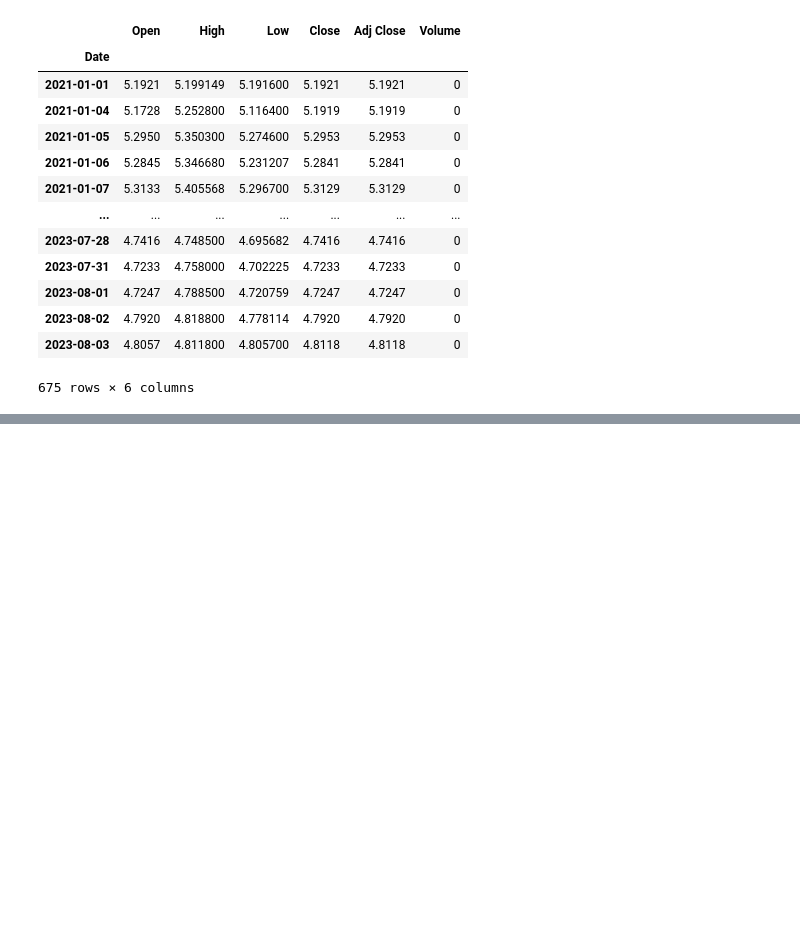
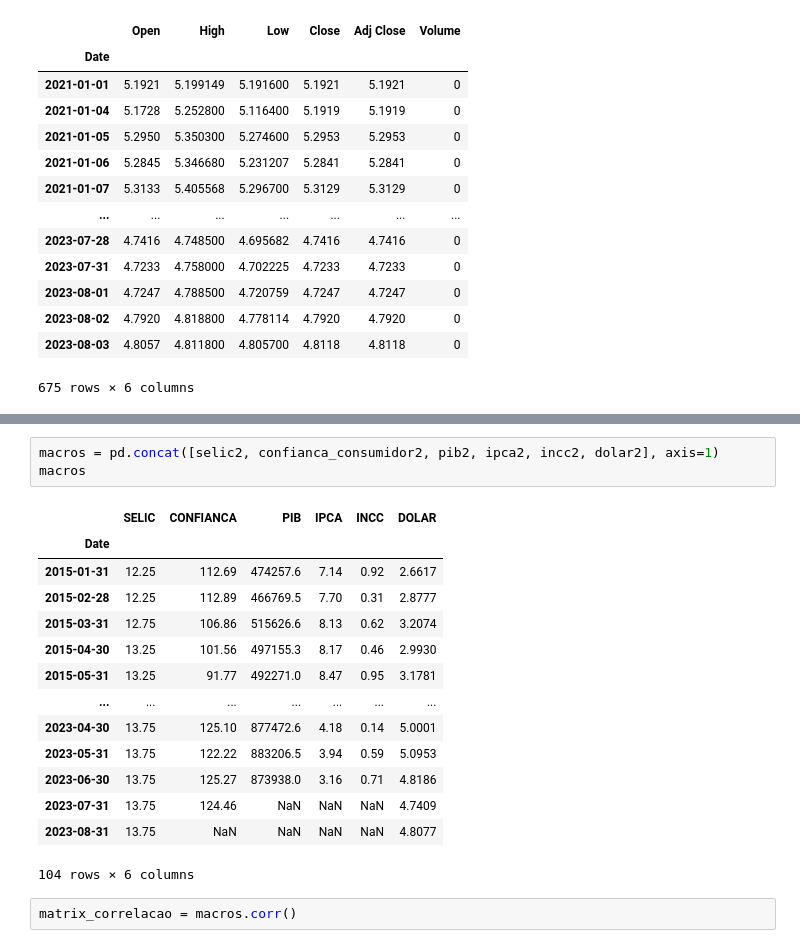
Before and after one commit to wpsilva/Macro, a Jupyter notebook: macro.ipynb, the cells around one changed output, grey strips where cells are left out. Saved outputs shown, nothing was run; the diff lists cells and outputs as text; blank space fills up the shorter version.

```diff
--- a/macro.ipynb
+++ b/macro.ipynb
@@ -307,0 +326,20 @@ AttributeError: 'DataFrame' object has no attribute 'close'
+# %%
+macros = pd.concat([selic2, confianca_consumidor2, pib2, ipca2, incc2, dolar2], axis=1)
+macros
+# %% [output]
+|  | SELIC | CONFIANCA | PIB | IPCA | INCC | DOLAR |
+| Date |  |  |  |  |  |  |
+| 2015-01-31 | 12.25 | 112.69 | 474257.6 | 7.14 | 0.92 | 2.6617 |
+| 2015-02-28 | 12.25 | 112.89 | 466769.5 | 7.70 | 0.31 | 2.8777 |
+| 2015-03-31 | 12.75 | 106.86 | 515626.6 | 8.13 | 0.62 | 3.2074 |
+| 2015-04-30 | 13.25 | 101.56 | 497155.3 | 8.17 | 0.46 | 2.9930 |
+| 2015-05-31 | 13.25 | 91.77 | 492271.0 | 8.47 | 0.95 | 3.1781 |
+| ... | ... | ... | ... | ... | ... | ... |
+| 2023-04-30 | 13.75 | 125.10 | 877472.6 | 4.18 | 0.14 | 5.0001 |
+| 2023-05-31 | 13.75 | 122.22 | 883206.5 | 3.94 | 0.59 | 5.0953 |
+| 2023-06-30 | 13.75 | 125.27 | 873938.0 | 3.16 | 0.71 | 4.8186 |
+| 2023-07-31 | 13.75 | 124.46 | NaN | NaN | NaN | 4.7409 |
+| 2023-08-31 | 13.75 | NaN | NaN | NaN | NaN | 4.8077 |
+104 rows × 6 columns
+# %%
+matrix_correlacao = macros.corr()
```
Also changed, not shown: parts of 10 cells of this notebook.
